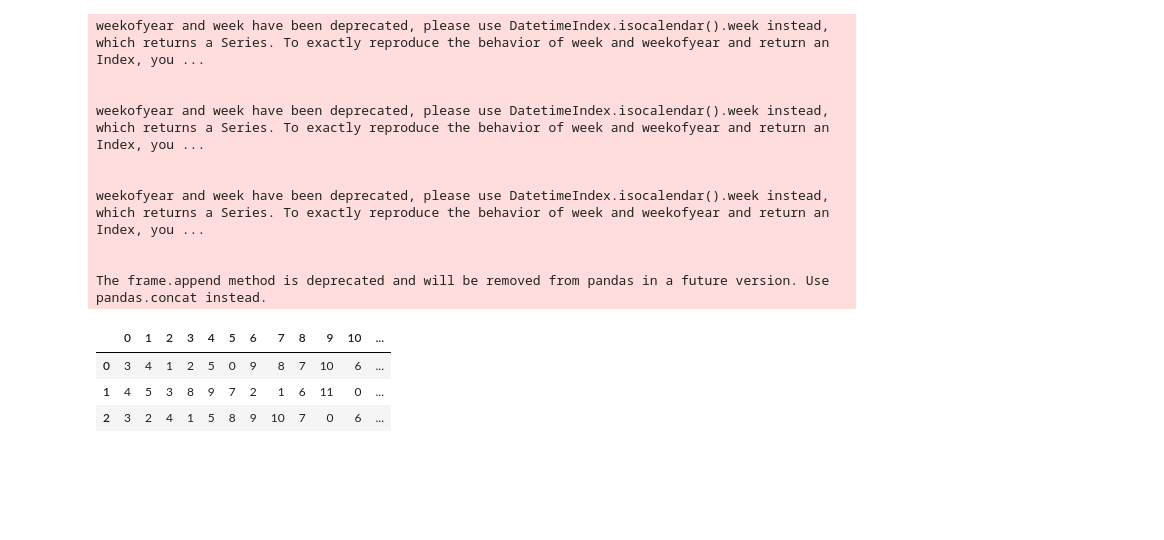
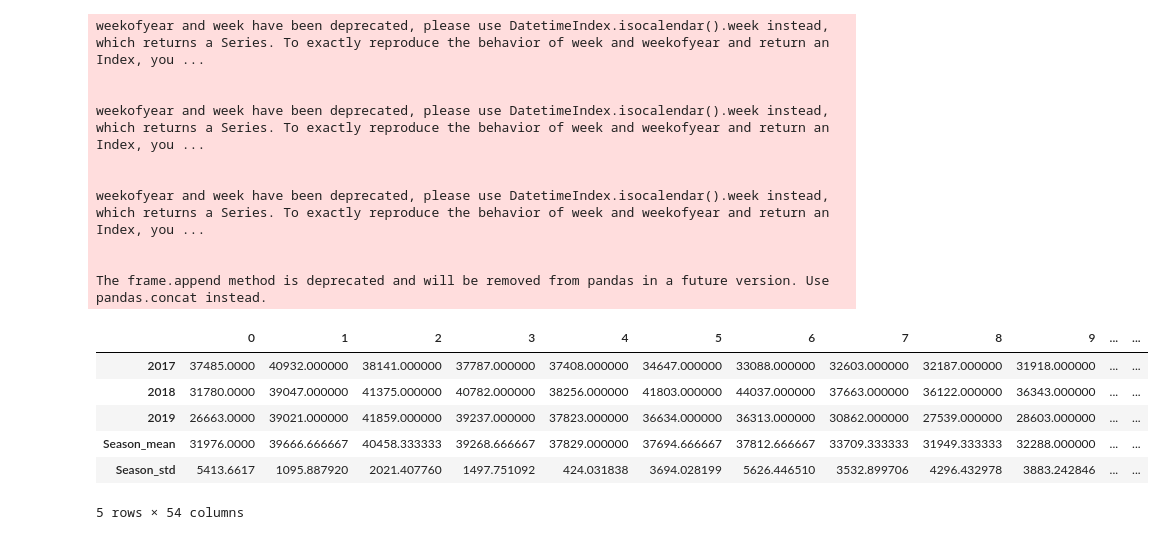
Before and after one commit to GabrielTruong/tsa_decomposition, a Jupyter notebook: code_v54.ipynb, the cells around one changed output. Saved outputs shown, nothing was run; the diff lists cells and outputs as text; code cells hidden in the pictures; blank space fills up the shorter version.

```diff
--- a/code_v54.ipynb
+++ b/code_v54.ipynb
@@ -242,10 +247,3 @@ def sorted_bbt(df):
     for i in range(len(sort_index)):
         sorted_bbt[i] = sort_index[i]
     return sorted_bbt.T
-# %%
-sorted_bbt(Month_per_year.drop(columns=["period_mean","period_std"]))
-# %% [output]
-|  | 0 | 1 | 2 | 3 | 4 | 5 | 6 | 7 | 8 | 9 | 10 | ... |
-| 0 | 3 | 4 | 1 | 2 | 5 | 0 | 9 | 8 | 7 | 10 | 6 | ... |
-| 1 | 4 | 5 | 3 | 8 | 9 | 7 | 2 | 1 | 6 | 11 | 0 | ... |
-| 2 | 3 | 2 | 4 | 1 | 5 | 8 | 9 | 10 | 7 | 0 | 6 | ... |
@@ -251,0 +290,10 @@ sorted_bbt(Month_per_year.drop(columns=["period_mean","period_std"]))
+# %%
+bbt_Week_per_year
+# %% [output]
+|  | 0 | 1 | 2 | 3 | 4 | 5 | 6 | 7 | 8 | 9 | ... | ... |
+| 2017 | 37485.0000 | 40932.000000 | 38141.000000 | 37787.000000 | 37408.000000 | 34647.000000 | 33088.000000 | 32603.000000 | 32187.000000 | 31918.000000 | ... | ... |
+| 2018 | 31780.0000 | 39047.000000 | 41375.000000 | 40782.000000 | 38256.000000 | 41803.000000 | 44037.000000 | 37663.000000 | 36122.000000 | 36343.000000 | ... | ... |
+| 2019 | 26663.0000 | 39021.000000 | 41859.000000 | 39237.000000 | 37823.000000 | 36634.000000 | 36313.000000 | 30862.000000 | 27539.000000 | 28603.000000 | ... | ... |
+| Season_mean | 31976.0000 | 39666.666667 | 40458.333333 | 39268.666667 | 37829.000000 | 37694.666667 | 37812.666667 | 33709.333333 | 31949.333333 | 32288.000000 | ... | ... |
+| Season_std | 5413.6617 | 1095.887920 | 2021.407760 | 1497.751092 | 424.031838 | 3694.028199 | 5626.446510 | 3532.899706 | 4296.432978 | 3883.242846 | ... | ... |
+5 rows × 54 columns
```
Also changed, not shown: parts of 12 cells of this notebook, 13 other files.
